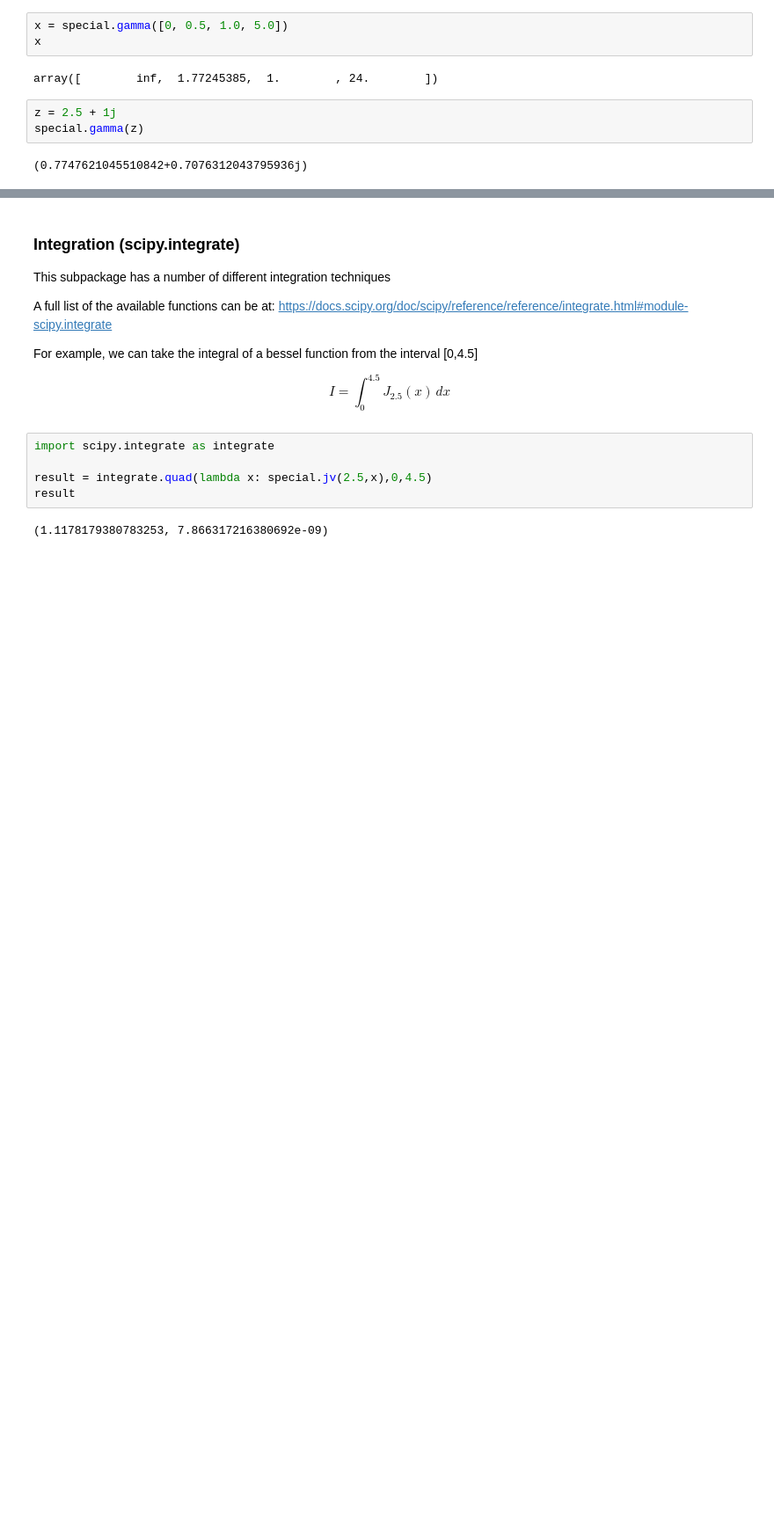
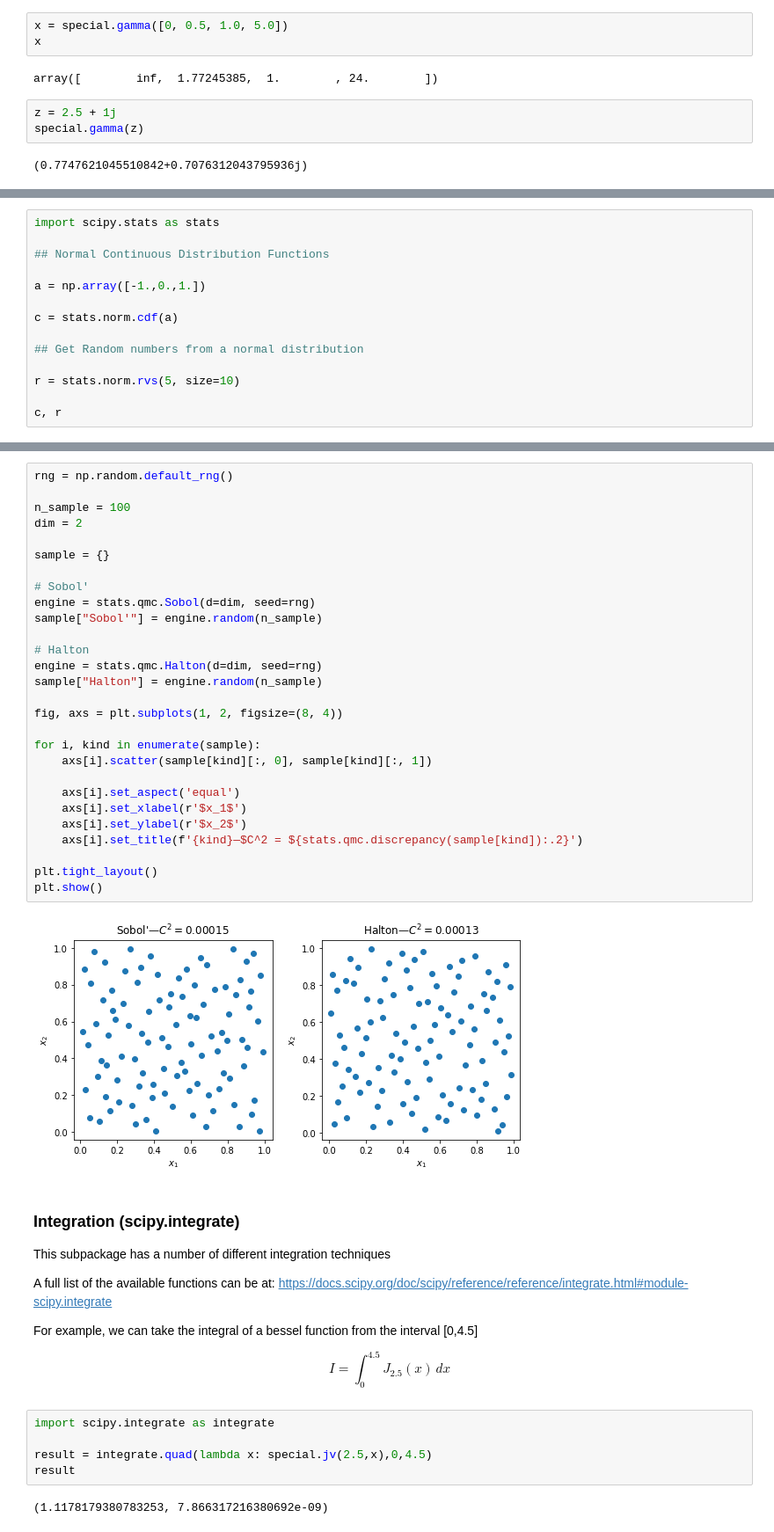
Before and after one commit to CMU-MS-DAS-Modern-Programming-Mini/NumpyAndScipy, a Jupyter notebook: static/notebooks/SciPy Examples.ipynb, the cells around one changed output, grey strips where cells are left out. Shown at 88% size. Drawn from its saved outputs; the diff is of its cells as text; blank space fills up the shorter version.

```diff
--- a/static/notebooks/SciPy Examples.ipynb
+++ b/static/notebooks/SciPy Examples.ipynb
@@ -30,0 +41,14 @@ special.gamma(z)
+# %%
+import scipy.stats as stats
+
+## Normal Continuous Distribution Functions
+
+a = np.array([-1.,0.,1.])
+
+c = stats.norm.cdf(a)
+
+## Get Random numbers from a normal distribution
+
+r = stats.norm.rvs(5, size=10)
+
+c, r
@@ -31,3 +90,33 @@ special.gamma(z)
+# %%
+rng = np.random.default_rng()
+
+n_sample = 100
+dim = 2
+
+sample = {}
+
+# Sobol'
+engine = stats.qmc.Sobol(d=dim, seed=rng)
+sample["Sobol'"] = engine.random(n_sample)
+
+# Halton
+engine = stats.qmc.Halton(d=dim, seed=rng)
+sample["Halton"] = engine.random(n_sample)
+
+fig, axs = plt.subplots(1, 2, figsize=(8, 4))
+
+for i, kind in enumerate(sample):
+    axs[i].scatter(sample[kind][:, 0], sample[kind][:, 1])
+
+    axs[i].set_aspect('equal')
+    axs[i].set_xlabel(r'$x_1$')
+    axs[i].set_ylabel(r'$x_2$')
+    axs[i].set_title(f'{kind}—$C^2 = ${stats.qmc.discrepancy(sample[kind]):.2}')
+
+plt.tight_layout()
+plt.show()
+# %% [output]
+[figure, added]
 # %% [markdown]
 ### Integration (scipy.integrate)
 
```
Also changed, not shown: parts of 7 cells of this notebook, 2 other files.
